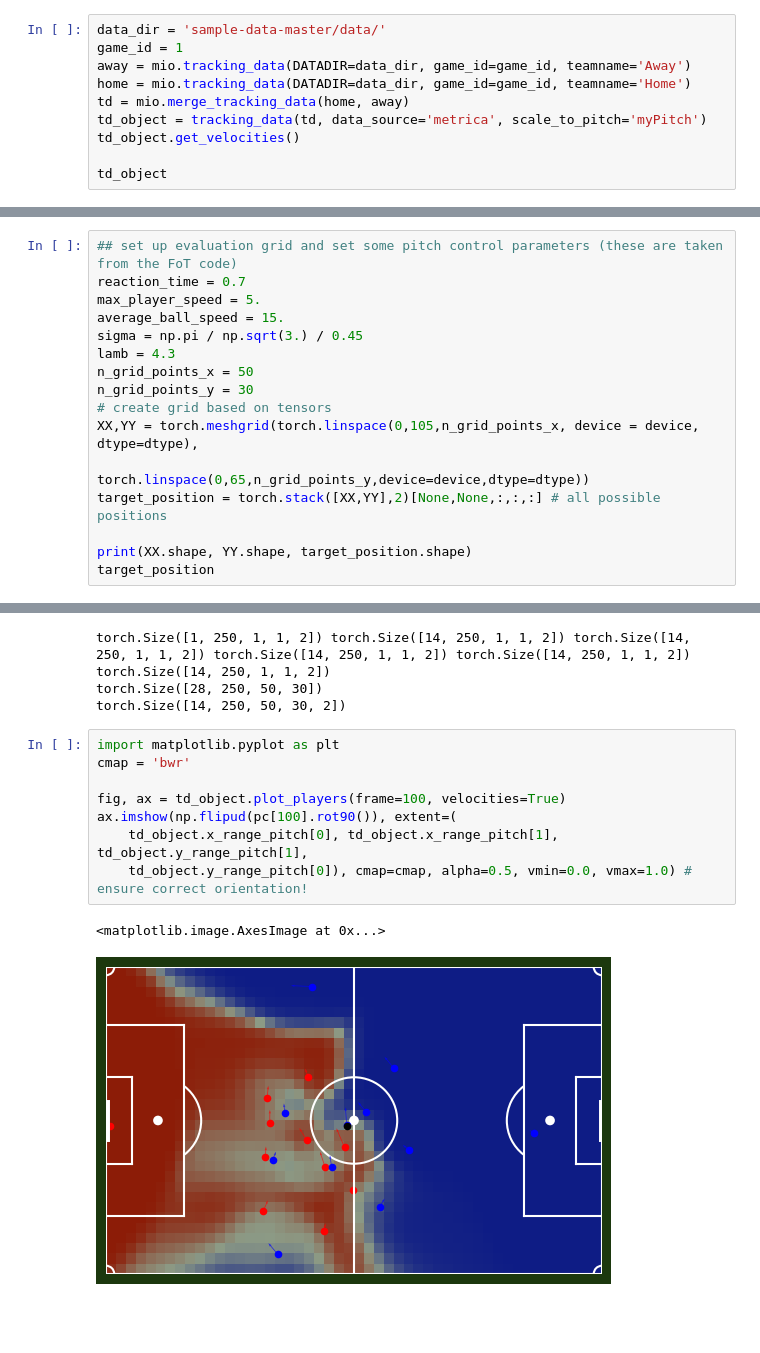
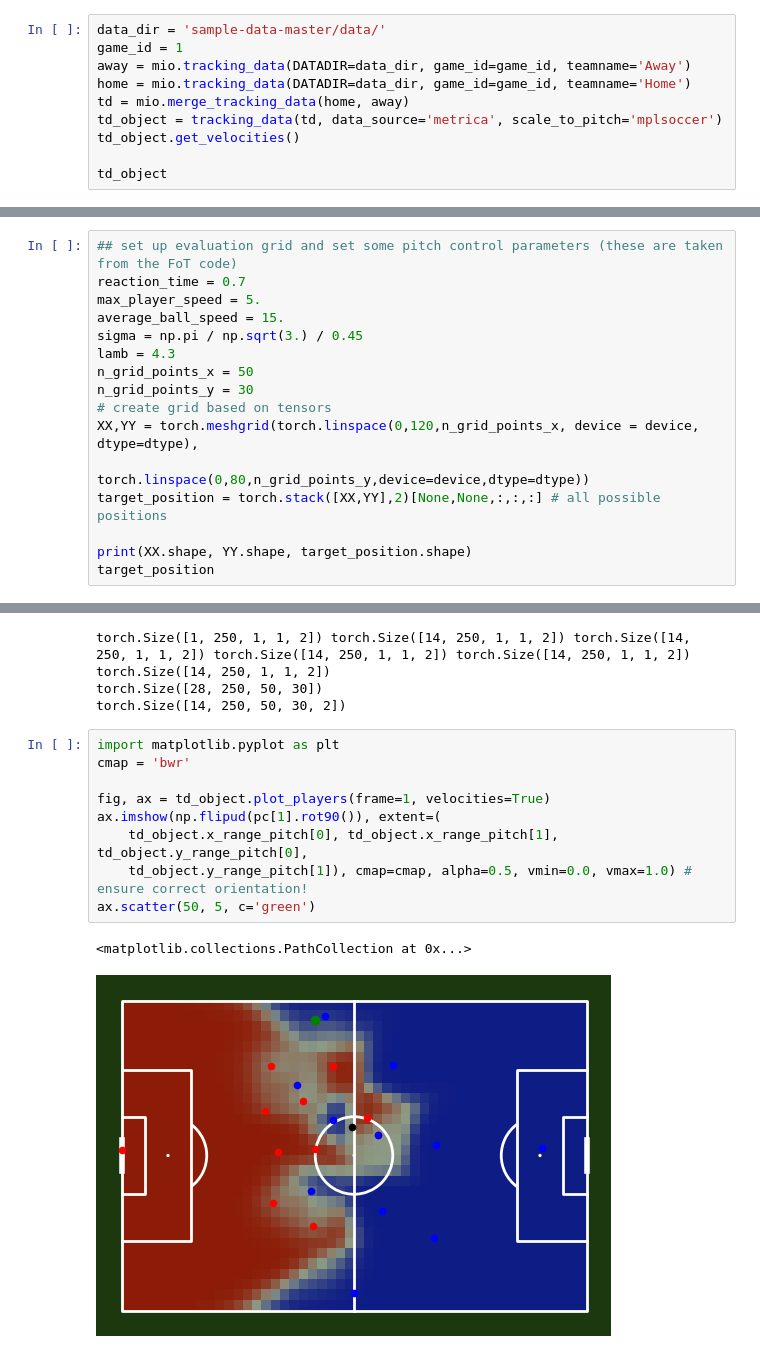
Before and after one commit to DavidB1999/My_Football_Analytics, a Jupyter notebook: Position_data/PitchControl/Pitch_control_tb_GL_td.ipynb, the cells around one changed output, grey strips where cells are left out. Cells and saved outputs as stored; diff of their text form; blank space fills up the shorter version.

```diff
--- a/Position_data/PitchControl/Pitch_control_tb_GL_td.ipynb
+++ b/Position_data/PitchControl/Pitch_control_tb_GL_td.ipynb
@@ -19,7 +19,7 @@ game_id = 1
 away = mio.tracking_data(DATADIR=data_dir, game_id=game_id, teamname='Away')
 home = mio.tracking_data(DATADIR=data_dir, game_id=game_id, teamname='Home')
 td = mio.merge_tracking_data(home, away)
-td_object = tracking_data(td, data_source='metrica', scale_to_pitch='myPitch')
+td_object = tracking_data(td, data_source='metrica', scale_to_pitch='mplsoccer')
 td_object.get_velocities()
 
 td_object
@@ -100,8 +100,8 @@ lamb = 4.3
 n_grid_points_x = 50
 n_grid_points_y = 30
 # create grid based on tensors
-XX,YY = torch.meshgrid(torch.linspace(0,105,n_grid_points_x, device = device, dtype=dtype),
-                       torch.linspace(0,65,n_grid_points_y,device=device,dtype=dtype))
+XX,YY = torch.meshgrid(torch.linspace(0,120,n_grid_points_x, device = device, dtype=dtype),
+                       torch.linspace(0,80,n_grid_points_y,device=device,dtype=dtype))
 target_position = torch.stack([XX,YY],2)[None,None,:,:,:] # all possible positions
 
 print(XX.shape, YY.shape, target_position.shape)
@@ -227,11 +227,12 @@ torch.Size([14, 250, 50, 30, 2])
 # %%
 import matplotlib.pyplot as plt
 cmap = 'bwr'
 
-fig, ax = td_object.plot_players(frame=100, velocities=True)
-ax.imshow(np.flipud(pc[100].rot90()), extent=(
-    td_object.x_range_pitch[0], td_object.x_range_pitch[1], td_object.y_range_pitch[1],
-    td_object.y_range_pitch[0]), cmap=cmap, alpha=0.5, vmin=0.0, vmax=1.0) # ensure correct orientation!
+fig, ax = td_object.plot_players(frame=1, velocities=True)
+ax.imshow(np.flipud(pc[1].rot90()), extent=(
+    td_object.x_range_pitch[0], td_object.x_range_pitch[1], td_object.y_range_pitch[0],
+    td_object.y_range_pitch[1]), cmap=cmap, alpha=0.5, vmin=0.0, vmax=1.0) # ensure correct orientation!
+ax.scatter(50, 5, c='green')
 # %% [output]
-<matplotlib.image.AxesImage at 0x...>
+<matplotlib.collections.PathCollection at 0x...>
-[figure, old version]
+[figure, new version]
```
Also changed, not shown: parts of 4 cells of this notebook, 3 other files.
